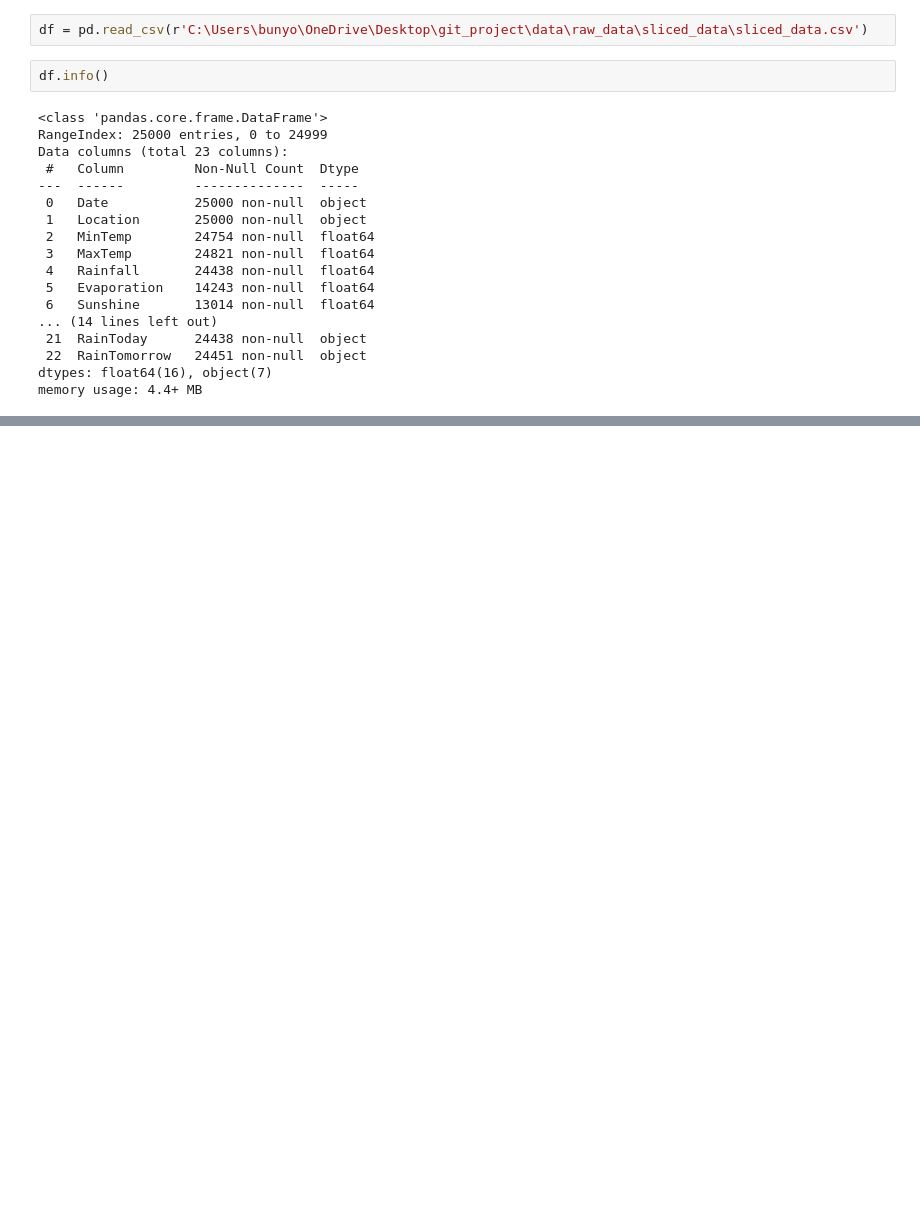
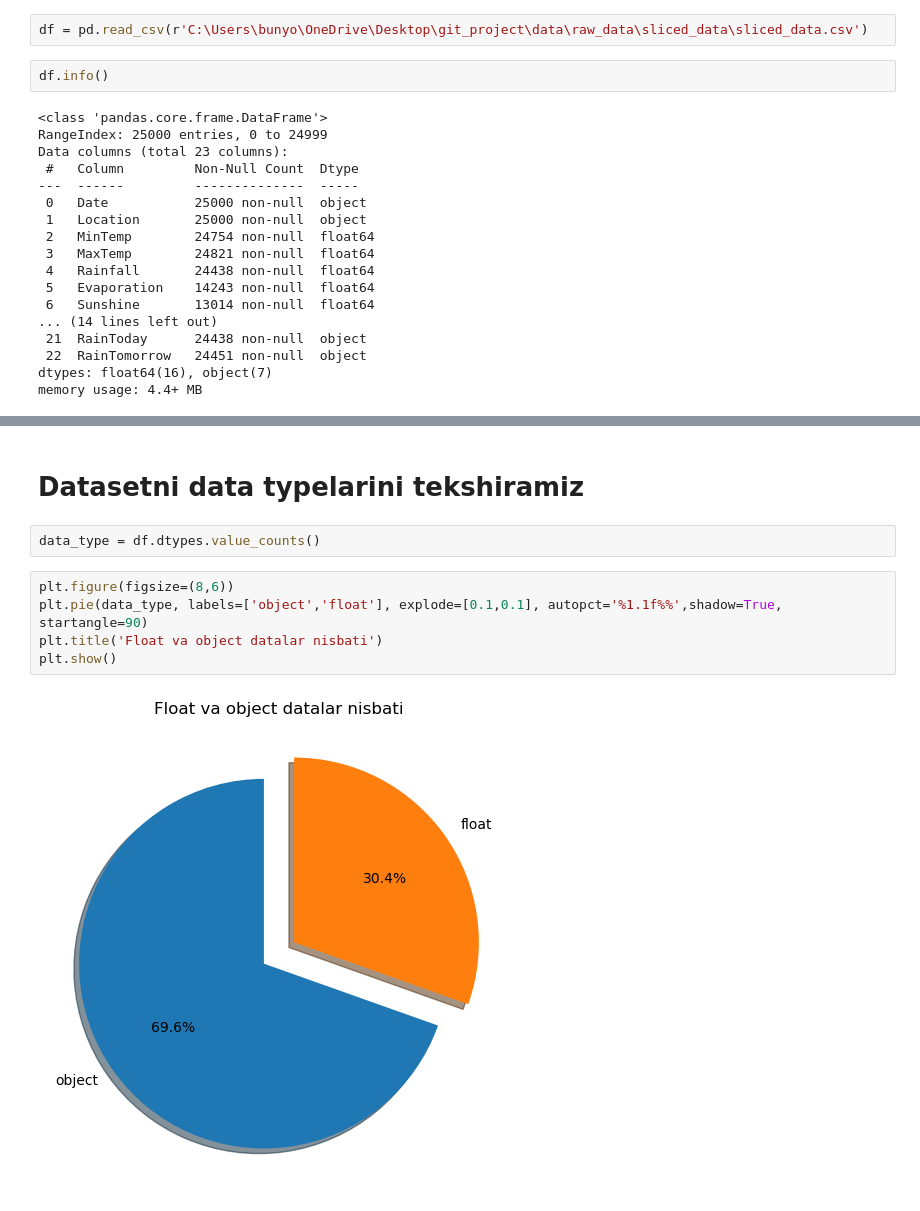
Before and after one commit to bunyod123/Modular_programming_month, a Jupyter notebook: Notebooks/data_visualisation.ipynb, the cells around one changed output, grey strips where cells are left out. Cells and saved outputs as stored; diff of their text form; blank space fills up the shorter version.

```diff
--- a/Notebooks/data_visualisation.ipynb
+++ b/Notebooks/data_visualisation.ipynb
@@ -24,0 +47,11 @@ memory usage: 4.4+ MB
+# %% [markdown]
+# Datasetni data typelarini tekshiramiz
+# %%
+data_type = df.dtypes.value_counts()
+# %%
+plt.figure(figsize=(8,6))
+plt.pie(data_type, labels=['object','float'], explode=[0.1,0.1], autopct='%1.1f%%',shadow=True, startangle=90)
+plt.title('Float va object datalar nisbati')
+plt.show()
+# %% [output]
+[figure, added]
```
Also changed, not shown: parts of 2 cells of this notebook.
